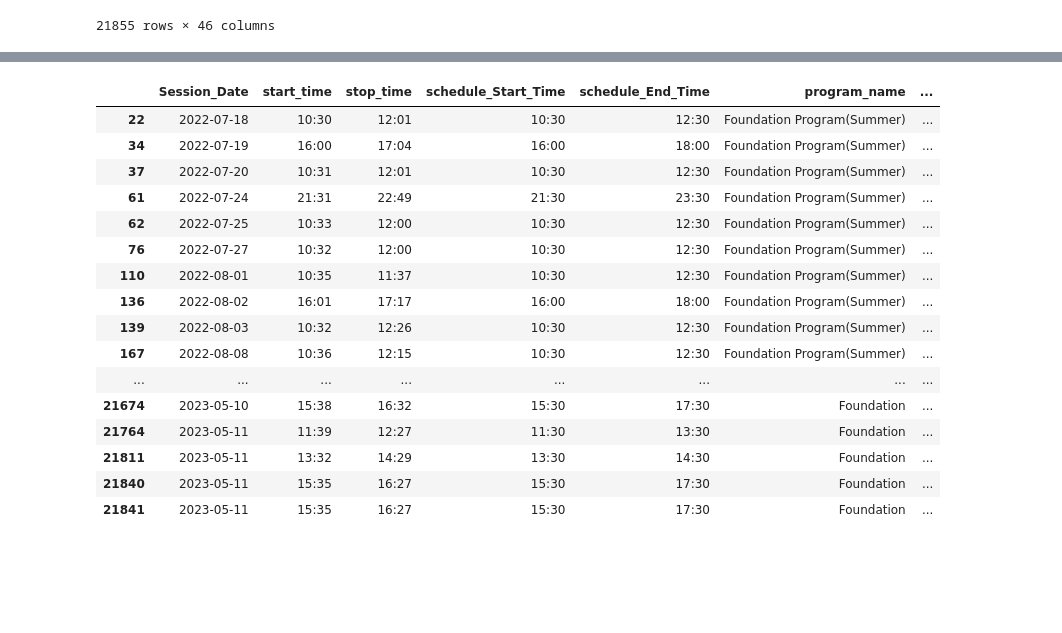
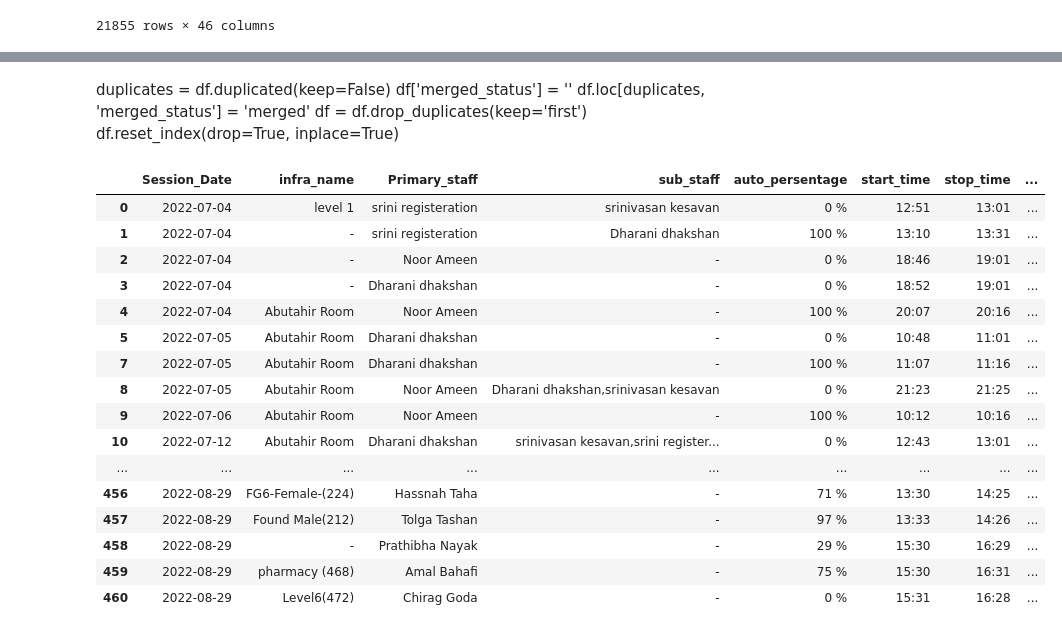
Before and after one commit to Liowizard/Staff_attendanace_data, a Jupyter notebook: Data_extraction.ipynb, the cells around one changed output, grey strips where cells are left out. Drawn from its saved outputs; the diff is of its cells as text; code cells hidden in the pictures; blank space fills up the shorter version.

```diff
--- a/Data_extraction.ipynb
+++ b/Data_extraction.ipynb
@@ -231,6 +233,12 @@ for no ,session in df.iterrows():
     auto_p.append(auto_p_)
     manual_p.append(manual_p_)
 
+    if t_student != 0:
+        per=round((auto_p_/t_student)*100)
+        per=str(per)+" %"
+    else:
+        per="0 %"
+    auto_persentage.append(per)
     #infra_name
     infra_name.append(session['infra_name'])
 
@@ -247,4 +255,8 @@ for no ,session in df.iterrows():
         duration_as_per_zoom.append(time_dur)
     except:
         duration_as_per_zoom.append("-")
+    if session['merge_status'] == True:
+        merge_ID.append(session["merge_with"][0]['session_id']['$oid'])
+    else:
+        merge_ID.append("")
 # %%
@@ -270,4 +282,22 @@ len(Session_Date),len(start_time),len(stop_time),len(schedule_Start_Time),len(sc
 # %%
 #Session_Date,start_time,stop_time,schedule_Start_Time,schedule_End_Time,program_name,session_type,session_term,year_no,level_no,course_name,course_code,session_mode,subject_name,Primary_staff,sub_staff,Total_student,auto_a,manual_a,auto_p,manual_p,infra_name,title,sub_type,duration_as_per_zoom
 # %%
-df = pd.DataFrame(list(zip(Session_Date,start_time,stop_time,schedule_Start_Time,schedule_End_Time,program_name,session_type,session_term,year_no,level_no,course_name,course_code,session_mode,subject_name,Primary_staff,sub_staff,Total_student,auto_a,manual_a,auto_p,manual_p,infra_name,title,sub_type,duration_as_per_zoom)),columns =["Session_Date","start_time","stop_time","schedule_Start_Time","schedule_End_Time","program_name","session_type","session_term","year_no","level_no","course_name","course_code","session_mode","subject_name","Primary_staff","sub_staff","Total_student","auto_a","manual_a","auto_p","manual_p","infra_name","title","sub_type","duration_as_per_zoom"])
+df = pd.DataFrame(list(zip(Session_Date,infra_name,Primary_staff,sub_staff,auto_persentage,start_time,stop_time,schedule_Start_Time,schedule_End_Time,program_name,session_type,session_term,year_no,level_no,course_name,course_code,session_mode,subject_name,Total_student,auto_a,manual_a,auto_p,manual_p,title,sub_type,duration_as_per_zoom)),columns =["Session_Date","infra_name","Primary_staff","sub_staff","auto_persentage","start_time","stop_time","schedule_Start_Time","schedule_End_Time","program_name","session_type","session_term","year_no","level_no","course_name","course_code","session_mode","subject_name","Total_student","auto absent","manual absent","auto present","manual present ","title","sub_type","duration_as_per_zoom"])
+# %%
+df.replace(np.nan, "NaN", inplace=True)
+
+# Find the duplicate rows based on row-wise comparison
+duplicates = df.duplicated(keep=False)
+
+# Count the occurrences of each duplicate row
+duplicate_counts = df[duplicates].groupby(df.columns.tolist()).cumcount() + 1
+
+# Add a new column 'Duplicates' and assign the count + 1 to all duplicate rows
+df['Merged_count'] =duplicate_counts
+
+# Merge the duplicate rows and keep the first occurrence of each group
+subset_columns = [col for col in df.columns if col != 'Merged_count']
+
+df_merged = df.drop_duplicates(subset=subset_columns, keep='last')
+df_merged['Merged_count'] = df_merged['Merged_count'].replace(np.nan,0)
+df_merged['Merged_count'] = df_merged['Merged_count'].astype(int)
@@ -273,0 +315,4 @@ df = pd.DataFrame(list(zip(Session_Date,start_time,stop_time,schedule_Start_Time
+# %%
+pd.set_option('display.max_columns', None)
+pd.set_option('display.max_row', None)
+df_merged.head(100)
@@ -274,22 +361,29 @@ df = pd.DataFrame(list(zip(Session_Date,start_time,stop_time,schedule_Start_Time
+# %% [markdown]
+duplicates = df.duplicated(keep=False)
+df['merged_status'] = ''
+df.loc[duplicates, 'merged_status'] = 'merged'
+df = df.drop_duplicates(keep='first')
+df.reset_index(drop=True, inplace=True)
 # %%
 pd.set_option('display.max_columns', None)
 pd.set_option('display.max_row', None)
-df.loc[df['Primary_staff'] == "ABDUL RAHMAN IKBAL"]
+df_merged.head(500)
+#df=df.loc[df['merged_status'] != ""]
 # %% [output]
-|  | Session_Date | start_time | stop_time | schedule_Start_Time | schedule_End_Time | program_name | ... |
-| 22 | 2022-07-18 | 10:30 | 12:01 | 10:30 | 12:30 | Foundation Program(Summer) | ... |
-| 34 | 2022-07-19 | 16:00 | 17:04 | 16:00 | 18:00 | Foundation Program(Summer) | ... |
-| 37 | 2022-07-20 | 10:31 | 12:01 | 10:30 | 12:30 | Foundation Program(Summer) | ... |
-| 61 | 2022-07-24 | 21:31 | 22:49 | 21:30 | 23:30 | Foundation Program(Summer) | ... |
-| 62 | 2022-07-25 | 10:33 | 12:00 | 10:30 | 12:30 | Foundation Program(Summer) | ... |
-| 76 | 2022-07-27 | 10:32 | 12:00 | 10:30 | 12:30 | Foundation Program(Summer) | ... |
-| 110 | 2022-08-01 | 10:35 | 11:37 | 10:30 | 12:30 | Foundation Program(Summer) | ... |
-| 136 | 2022-08-02 | 16:01 | 17:17 | 16:00 | 18:00 | Foundation Program(Summer) | ... |
-| 139 | 2022-08-03 | 10:32 | 12:26 | 10:30 | 12:30 | Foundation Program(Summer) | ... |
-| 167 | 2022-08-08 | 10:36 | 12:15 | 10:30 | 12:30 | Foundation Program(Summer) | ... |
-| ... | ... | ... | ... | ... | ... | ... | ... |
-| 21674 | 2023-05-10 | 15:38 | 16:32 | 15:30 | 17:30 | Foundation | ... |
-| 21764 | 2023-05-11 | 11:39 | 12:27 | 11:30 | 13:30 | Foundation | ... |
-| 21811 | 2023-05-11 | 13:32 | 14:29 | 13:30 | 14:30 | Foundation | ... |
-| 21840 | 2023-05-11 | 15:35 | 16:27 | 15:30 | 17:30 | Foundation | ... |
-| 21841 | 2023-05-11 | 15:35 | 16:27 | 15:30 | 17:30 | Foundation | ... |
+|  | Session_Date | infra_name | Primary_staff | sub_staff | auto_persentage | start_time | stop_time | ... |
+| 0 | 2022-07-04 | level 1 | srini registeration | srinivasan kesavan | 0 % | 12:51 | 13:01 | ... |
+| 1 | 2022-07-04 | - | srini registeration | Dharani dhakshan | 100 % | 13:10 | 13:31 | ... |
+| 2 | 2022-07-04 | - | Noor Ameen | - | 0 % | 18:46 | 19:01 | ... |
+| 3 | 2022-07-04 | - | Dharani dhakshan | - | 0 % | 18:52 | 19:01 | ... |
+| 4 | 2022-07-04 | Abutahir Room | Noor Ameen | - | 100 % | 20:07 | 20:16 | ... |
+| 5 | 2022-07-05 | Abutahir Room | Dharani dhakshan | - | 0 % | 10:48 | 11:01 | ... |
+| 7 | 2022-07-05 | Abutahir Room | Dharani dhakshan | - | 100 % | 11:07 | 11:16 | ... |
+| 8 | 2022-07-05 | Abutahir Room | Noor Ameen | Dharani dhakshan,srinivasan kesavan | 0 % | 21:23 | 21:25 | ... |
+| 9 | 2022-07-06 | Abutahir Room | Noor Ameen | - | 100 % | 10:12 | 10:16 | ... |
+| 10 | 2022-07-12 | Abutahir Room | Dharani dhakshan | srinivasan kesavan,srini register... | 0 % | 12:43 | 13:01 | ... |
+| ... | ... | ... | ... | ... | ... | ... | ... | ... |
+| 456 | 2022-08-29 | FG6-Female-(224) | Hassnah Taha | - | 71 % | 13:30 | 14:25 | ... |
+| 457 | 2022-08-29 | Found Male(212) | Tolga Tashan | - | 97 % | 13:33 | 14:26 | ... |
+| 458 | 2022-08-29 | - | Prathibha Nayak | - | 29 % | 15:30 | 16:29 | ... |
+| 459 | 2022-08-29 | pharmacy (468) | Amal Bahafi | - | 75 % | 15:30 | 16:31 | ... |
+| 460 | 2022-08-29 | Level6(472) | Chirag Goda | - | 0 % | 15:31 | 16:28 | ... |
```
Also changed, not shown: parts of 14 cells of this notebook, 9 other files.
